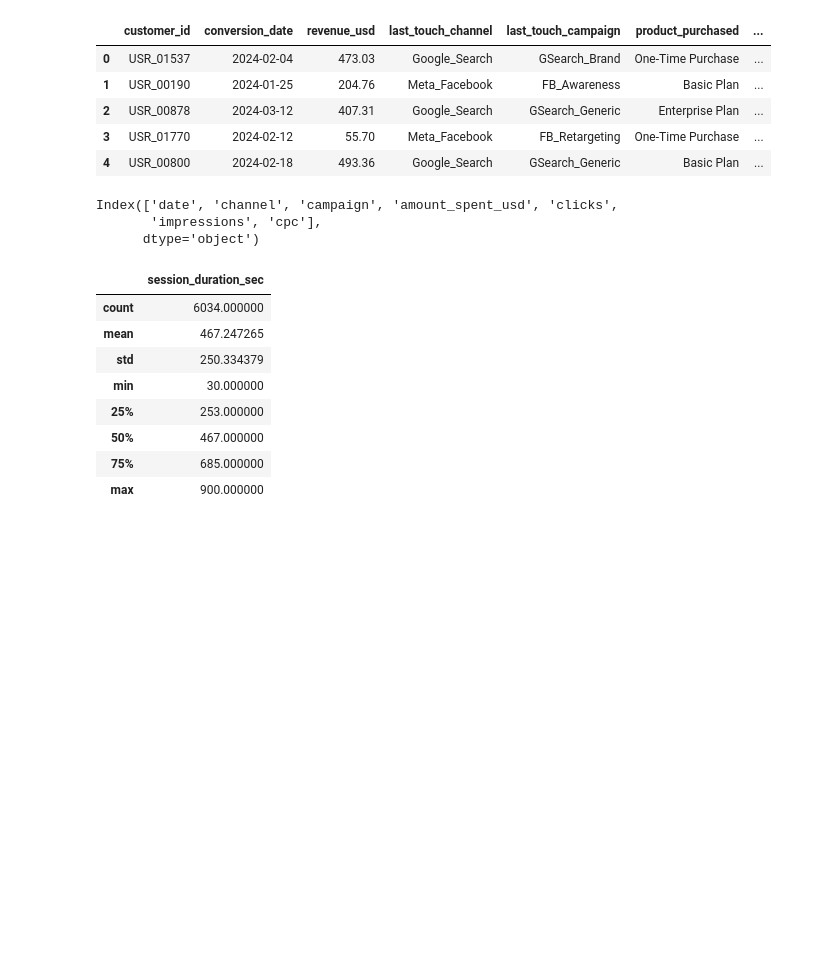
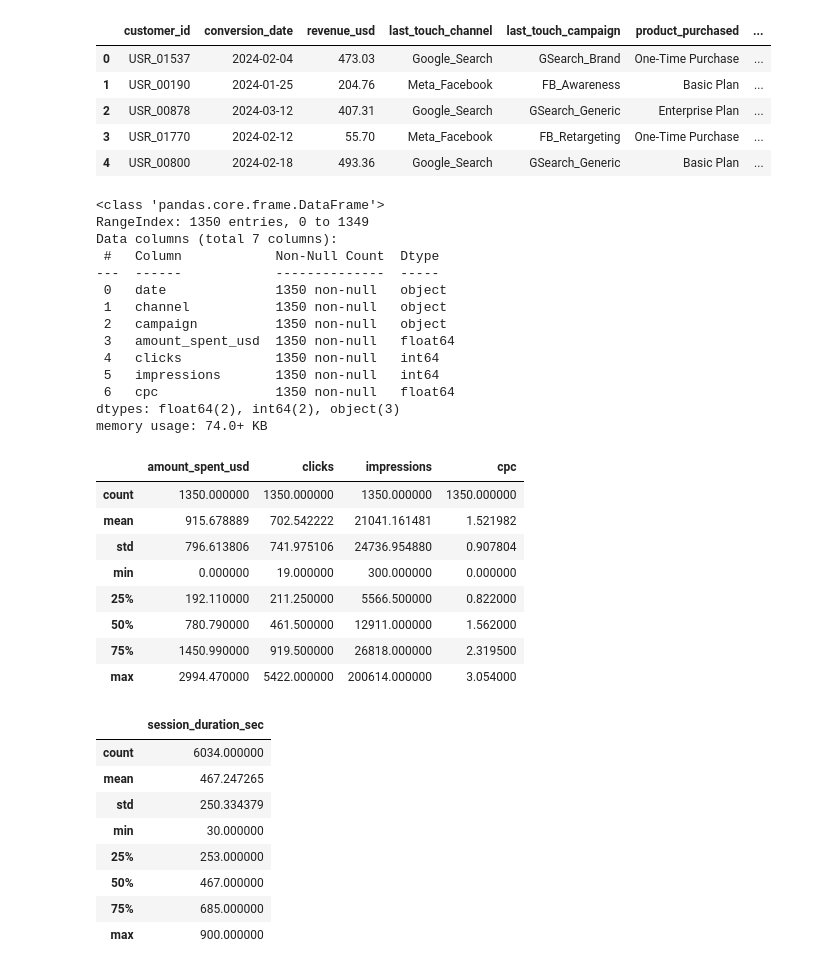
Before and after one commit to banerjee109/Infotact-Data-Team-2, a Jupyter notebook: Assignmenet_1_Roughbook.ipynb, the cells around one changed output. Saved outputs shown, nothing was run; the diff lists cells and outputs as text; code cells hidden in the pictures; blank space fills up the shorter version.

Commit message:
Did initial EDA on ad_spend_data

```diff
--- a/Assignmenet_1_Roughbook.ipynb
+++ b/Assignmenet_1_Roughbook.ipynb
@@ -213,13 +213,38 @@ memory usage: 32.9+ KB
 # %%
 import pandas as pd
 import numpy as np
 ad_spend_df = pd.read_csv("ad_spend_data.csv")
 ad_spend_df.head()
 ad_spend_df.columns
+len(ad_spend_df)
+type(ad_spend_df)
+ad_spend_df.shape
+ad_spend_df.info()
+ad_spend_df.describe()
 # %% [output]
-Index(['date', 'channel', 'campaign', 'amount_spent_usd', 'clicks',
-       'impressions', 'cpc'],
-      dtype='object')
+<class 'pandas.core.frame.DataFrame'>
+RangeIndex: 1350 entries, 0 to 1349
+Data columns (total 7 columns):
+ #   Column            Non-Null Count  Dtype
+---  ------            --------------  -----
+ 0   date              1350 non-null   object
+ 1   channel           1350 non-null   object
+ 2   campaign          1350 non-null   object
+ 3   amount_spent_usd  1350 non-null   float64
+ 4   clicks            1350 non-null   int64
+ 5   impressions       1350 non-null   int64
+ 6   cpc               1350 non-null   float64
+dtypes: float64(2), int64(2), object(3)
+memory usage: 74.0+ KB
+|  | amount_spent_usd | clicks | impressions | cpc |
+| count | 1350.000000 | 1350.000000 | 1350.000000 | 1350.000000 |
+| mean | 915.678889 | 702.542222 | 21041.161481 | 1.521982 |
+| std | 796.613806 | 741.975106 | 24736.954880 | 0.907804 |
+| min | 0.000000 | 19.000000 | 300.000000 | 0.000000 |
+| 25% | 192.110000 | 211.250000 | 5566.500000 | 0.822000 |
+| 50% | 780.790000 | 461.500000 | 12911.000000 | 1.562000 |
+| 75% | 1450.990000 | 919.500000 | 26818.000000 | 2.319500 |
+| max | 2994.470000 | 5422.000000 | 200614.000000 | 3.054000 |
 # %%
 import pandas as pd
 import numpy as np
```
Also changed, not shown: parts of 2 cells of this notebook.
